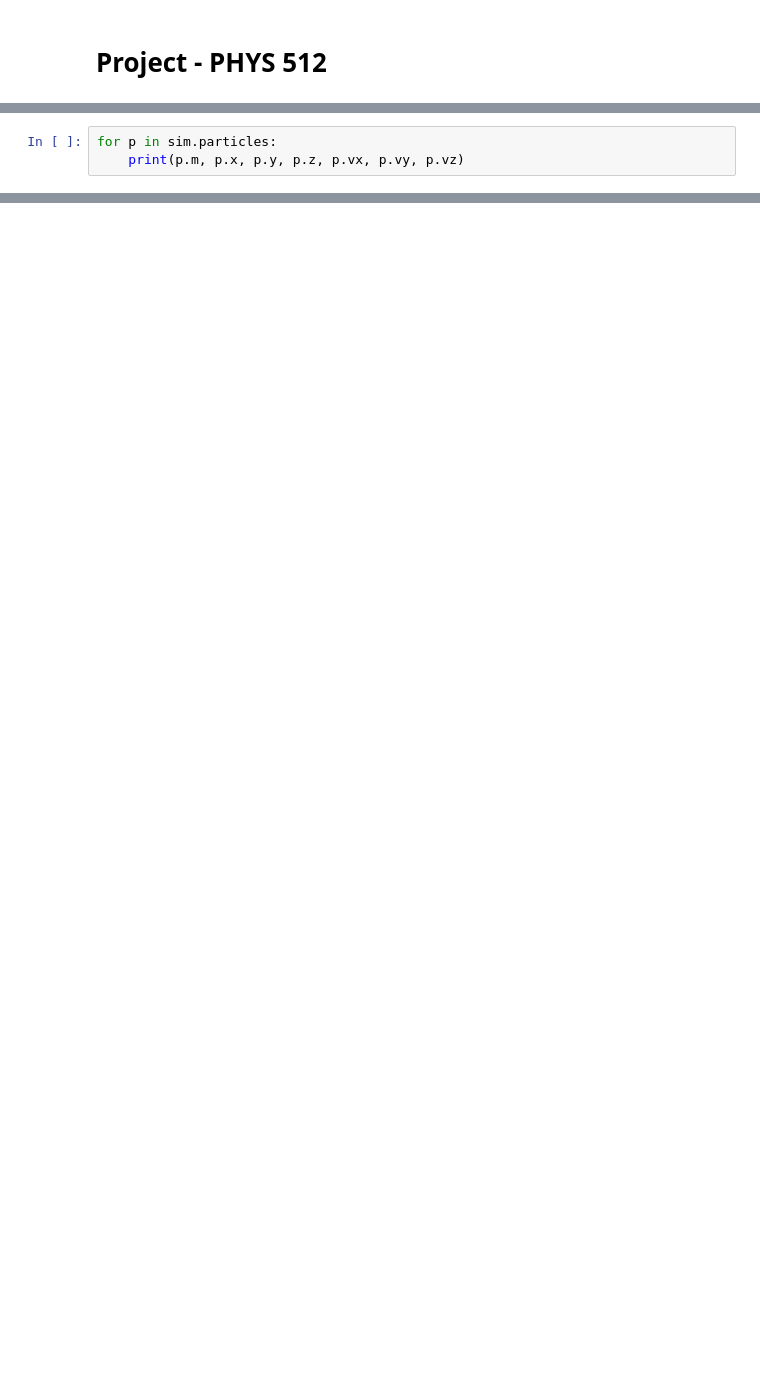
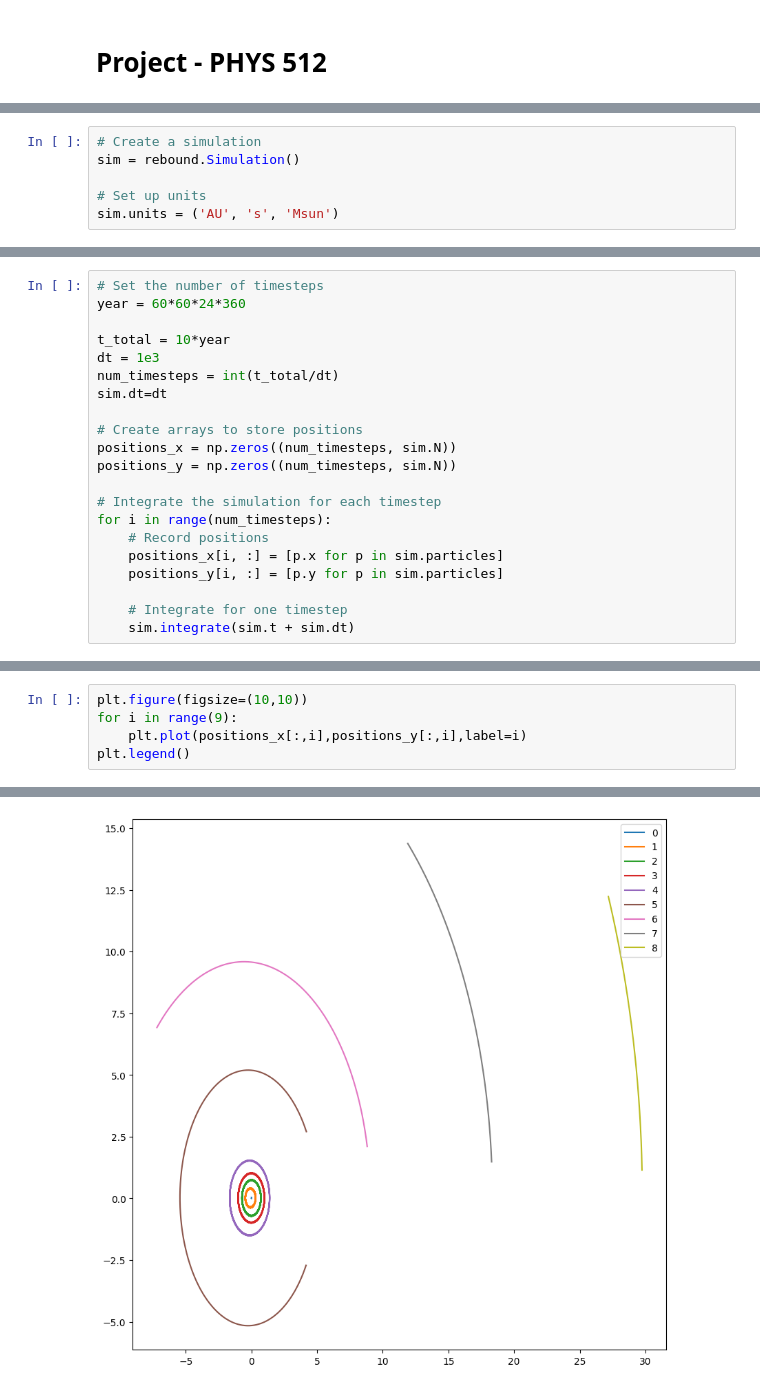
Before and after one commit to dccdoshi/Project_PHYS512, a Jupyter notebook: Base.ipynb, the cells around one changed output, grey strips where cells are left out. Cells and saved outputs as stored; diff of their text form; blank space fills up the shorter version.

Commit message:
figured out how to retrieve positions of planets

```diff
--- a/Base.ipynb
+++ b/Base.ipynb
@@ -58,3 +6,0 @@ while t<5:
-# %%
-for p in sim.particles:
-    print(p.m, p.x, p.y, p.z, p.vx, p.vy, p.vz)
@@ -70,0 +11,6 @@ for o in sim.calculate_orbits():
+# %%
+# Create a simulation
+sim = rebound.Simulation()
+
+# Set up units
+sim.units = ('AU', 's', 'Msun')
@@ -70,0 +51,21 @@ for o in sim.calculate_orbits():
+# %%
+# Set the number of timesteps
+year = 60*60*24*360
+
+t_total = 10*year
+dt = 1e3
+num_timesteps = int(t_total/dt)
+sim.dt=dt
+
+# Create arrays to store positions
+positions_x = np.zeros((num_timesteps, sim.N))
+positions_y = np.zeros((num_timesteps, sim.N))
+
+# Integrate the simulation for each timestep
+for i in range(num_timesteps):
+    # Record positions
+    positions_x[i, :] = [p.x for p in sim.particles]
+    positions_y[i, :] = [p.y for p in sim.particles]
+
+    # Integrate for one timestep
+    sim.integrate(sim.t + sim.dt)
@@ -70,0 +74,6 @@ for o in sim.calculate_orbits():
+# %%
+plt.figure(figsize=(10,10))
+for i in range(9):
+    plt.plot(positions_x[:,i],positions_y[:,i],label=i)
+plt.legend()
+# %% [output]
@@ -70,0 +81 @@ for o in sim.calculate_orbits():
+[figure, added]
```
Also changed, not shown: parts of 10 cells of this notebook.
